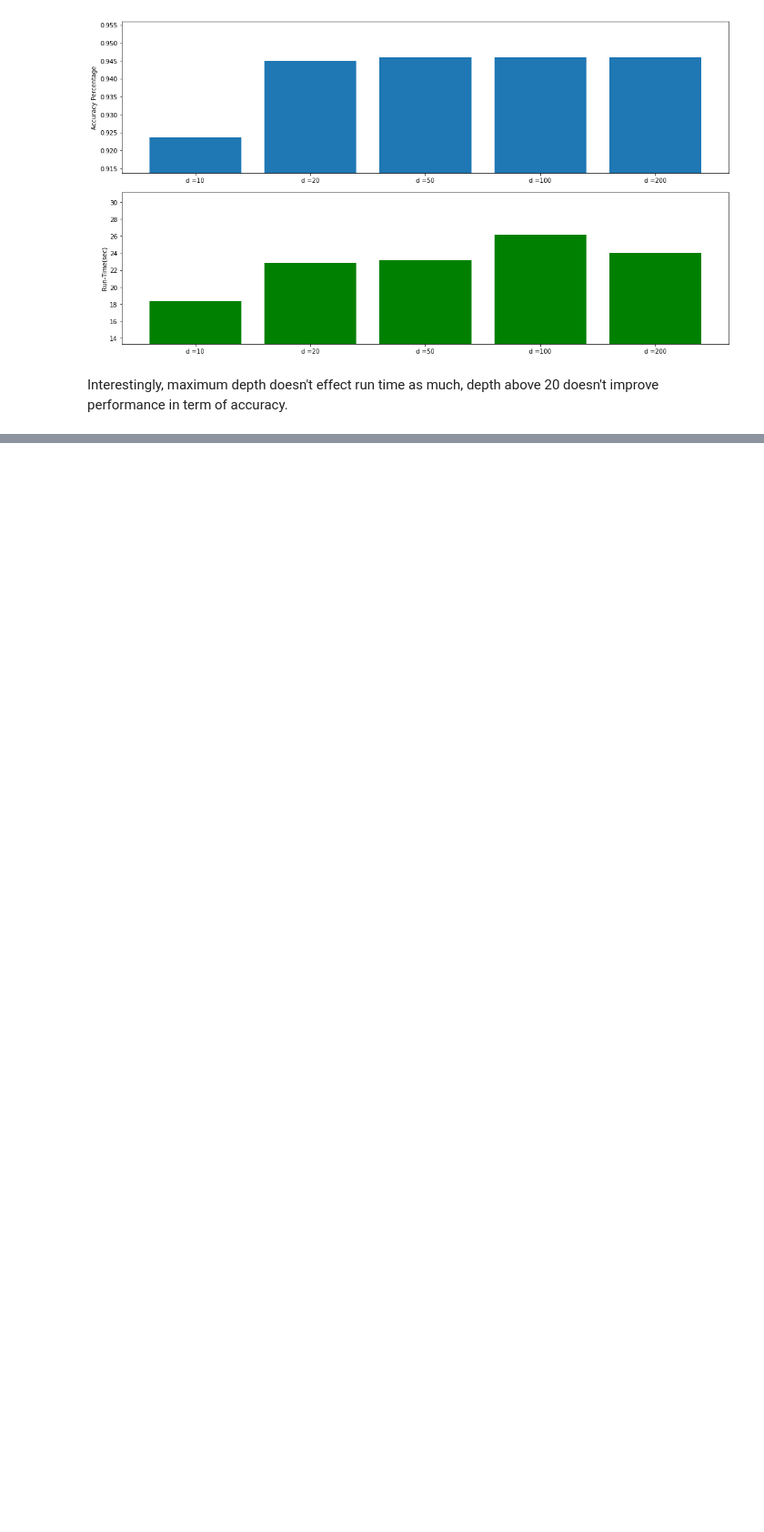
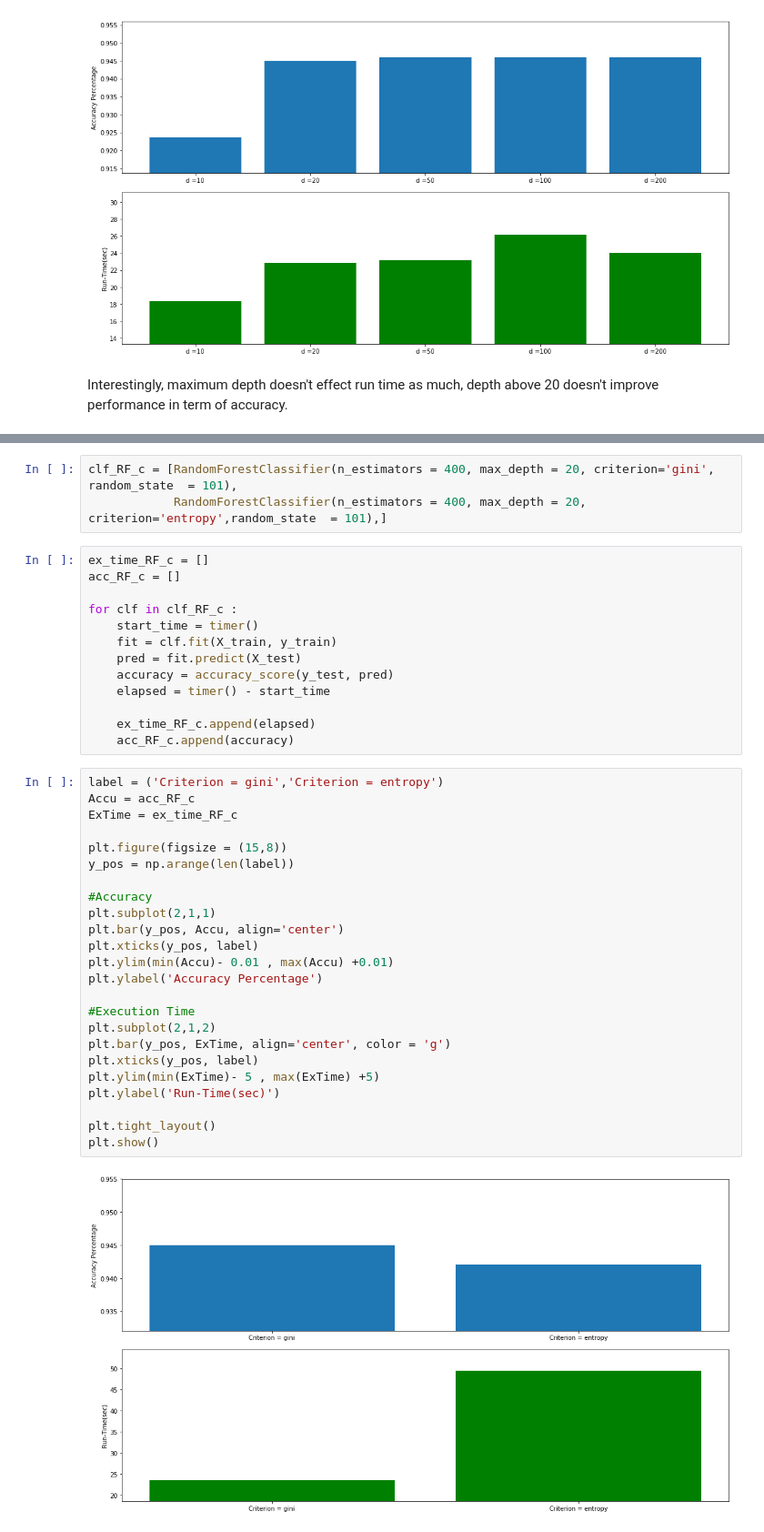
Before and after one commit to mattxushuai/Thinkful-DS, a Jupyter notebook: Supervised Learning Capstone Matt Xu.ipynb, the cells around one changed output, grey strips where cells are left out. Shown at 91% size. Saved outputs shown, nothing was run; the diff lists cells and outputs as text; blank space fills up the shorter version.

```diff
--- a/Supervised Learning Capstone Matt Xu.ipynb
+++ b/Supervised Learning Capstone Matt Xu.ipynb
@@ -432,0 +435,42 @@ Interestingly, maximum depth doesn't effect run time as much, depth above 20 doe
+# %%
+clf_RF_c = [RandomForestClassifier(n_estimators = 400, max_depth = 20, criterion='gini', random_state  = 101),
+            RandomForestClassifier(n_estimators = 400, max_depth = 20, criterion='entropy',random_state  = 101),]
+# %%
+ex_time_RF_c = []
+acc_RF_c = []
+
+for clf in clf_RF_c :
+    start_time = timer()
+    fit = clf.fit(X_train, y_train)
+    pred = fit.predict(X_test)
+    accuracy = accuracy_score(y_test, pred)
+    elapsed = timer() - start_time
+
+    ex_time_RF_c.append(elapsed)
+    acc_RF_c.append(accuracy)
+# %%
+label = ('Criterion = gini','Criterion = entropy')
+Accu = acc_RF_c
+ExTime = ex_time_RF_c
+
+plt.figure(figsize = (15,8))
+y_pos = np.arange(len(label))
+
+#Accuracy
+plt.subplot(2,1,1)
+plt.bar(y_pos, Accu, align='center')
+plt.xticks(y_pos, label)
+plt.ylim(min(Accu)- 0.01 , max(Accu) +0.01)
+plt.ylabel('Accuracy Percentage')
+
+#Execution Time
+plt.subplot(2,1,2)
+plt.bar(y_pos, ExTime, align='center', color = 'g')
+plt.xticks(y_pos, label)
+plt.ylim(min(ExTime)- 5 , max(ExTime) +5)
+plt.ylabel('Run-Time(sec)')
+
+plt.tight_layout()
+plt.show()
+# %% [output]
+[figure, added]
```
Also changed, not shown: parts of 2 cells of this notebook.
